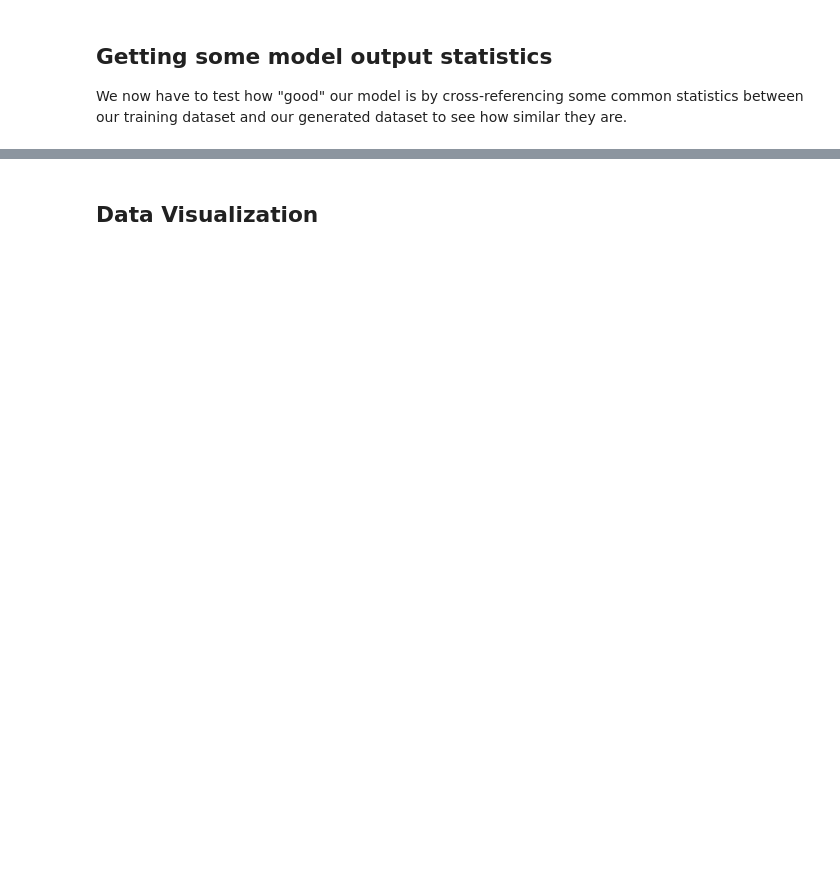
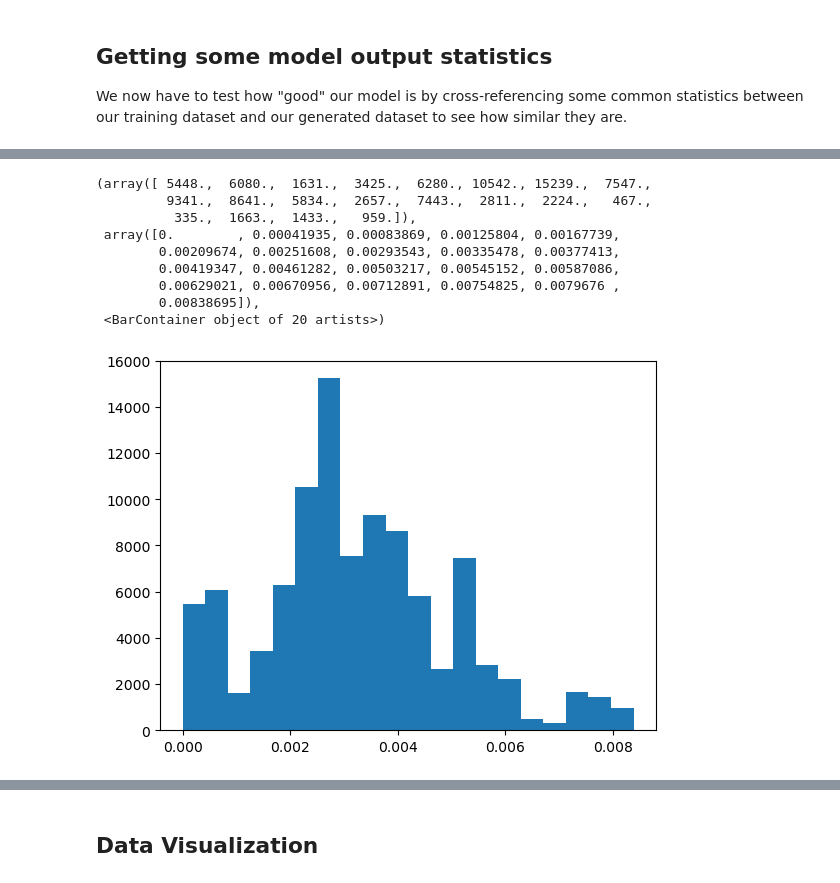
Before and after one commit to arjoooooon/RecipeGeneration, a Jupyter notebook: Model.ipynb, the cells around one changed output, grey strips where cells are left out. Saved outputs shown, nothing was run; the diff lists cells and outputs as text; code cells hidden in the pictures; blank space fills up the shorter version.

```diff
--- a/Model.ipynb
+++ b/Model.ipynb
@@ -385,0 +395,36 @@ generatedUseTimes
+# %%
+# Score frequency distributions
+action_list = ['Stir', 'Mix', 'Bake', 'Combine', 'Pour', 'Cook', 'Heat']
+ingredient_list = ['water', 'flour', 'sugars', 'salt', 'leavening agent', 'butter']
+
+vertices = deepcopy(ingredient_list)
+score_dist = []
+
+SAMPLE_SIZE = 100000
+
+for i in range(SAMPLE_SIZE):
+    if random.uniform(0, 1) < 0.5:
+        k = 3
+    else:
+        k = 2
+
+    sample = random.sample(vertices, k=k)
+    action = random.choice(action_list)
+    proposal = [action] + sample
+
+    score = score_proposal(proposal, conditional_freq, action_freq, ingredient_list, action_list)
+    score_dist.append(score)
+
+
+plt.hist(score_dist, bins=20)
+# %% [output]
+(array([ 5448.,  6080.,  1631.,  3425.,  6280., 10542., 15239.,  7547.,
+         9341.,  8641.,  5834.,  2657.,  7443.,  2811.,  2224.,   467.,
+          335.,  1663.,  1433.,   959.]),
+ array([0.        , 0.00041935, 0.00083869, 0.00125804, 0.00167739,
+        0.00209674, 0.00251608, 0.00293543, 0.00335478, 0.00377413,
+        0.00419347, 0.00461282, 0.00503217, 0.00545152, 0.00587086,
+        0.00629021, 0.00670956, 0.00712891, 0.00754825, 0.0079676 ,
+        0.00838695]),
+ <BarContainer object of 20 artists>)
+[figure, added]
```
Also changed, not shown: parts of 16 cells of this notebook, 4 other files.
